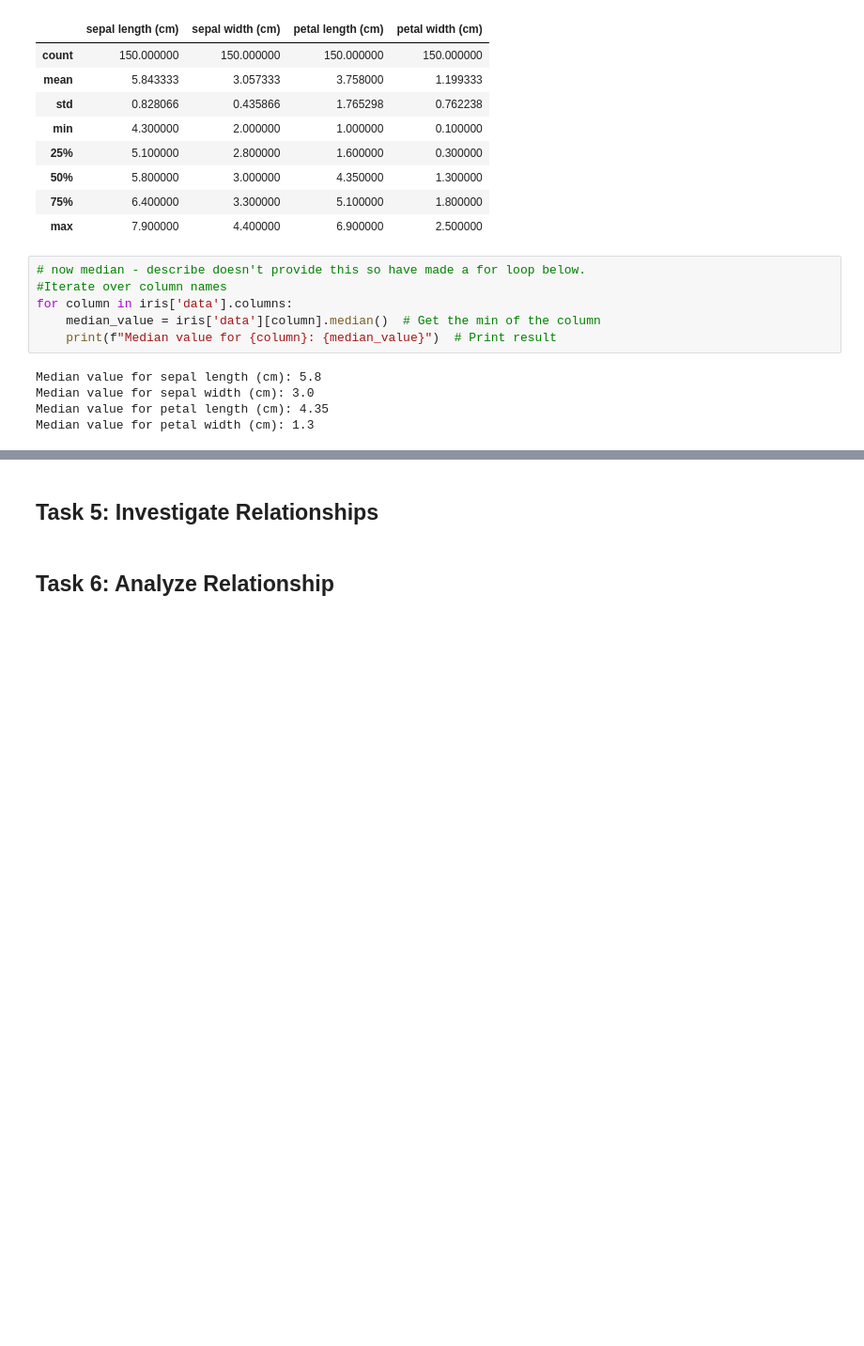
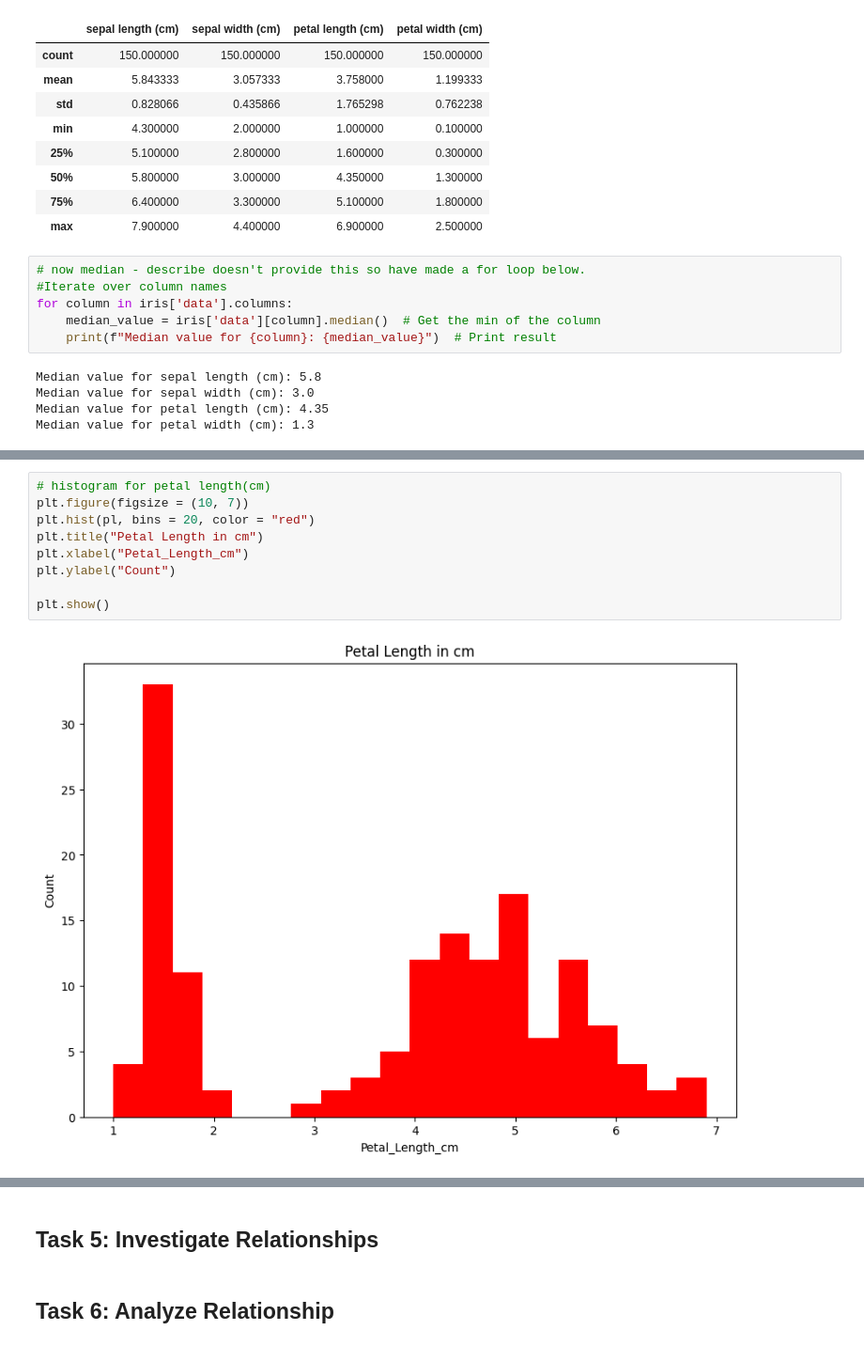
Before and after one commit to EmmaChubbCode/principles_of_da, a Jupyter notebook: tasks.ipynb, the cells around one changed output, grey strips where cells are left out. Shown: that part at 94% size. Drawn from its saved outputs; the diff is of its cells as text; blank space fills up the shorter version.

```diff
--- a/tasks.ipynb
+++ b/tasks.ipynb
@@ -150,0 +185,11 @@ Add appropriate titles and axis labels.
+# %%
+# histogram for petal length(cm)
+plt.figure(figsize = (10, 7))
+plt.hist(pl, bins = 20, color = "red")
+plt.title("Petal Length in cm")
+plt.xlabel("Petal_Length_cm")
+plt.ylabel("Count")
+
+plt.show()
+# %% [output]
+[figure, added]
```
Also changed, not shown: parts of 5 cells of this notebook.
